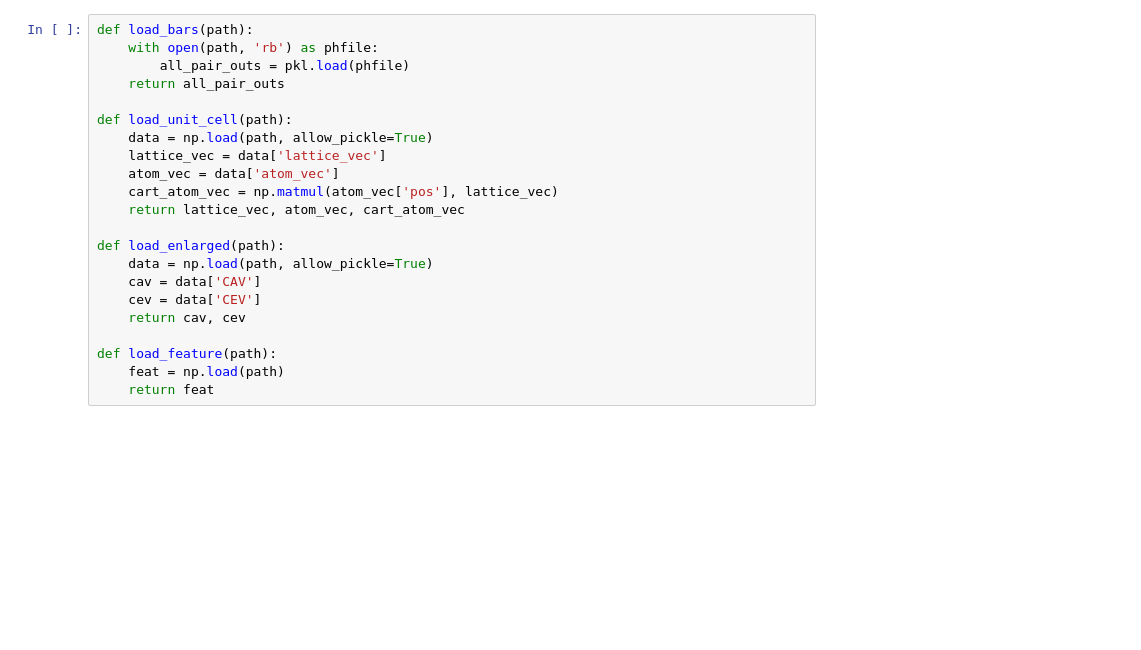
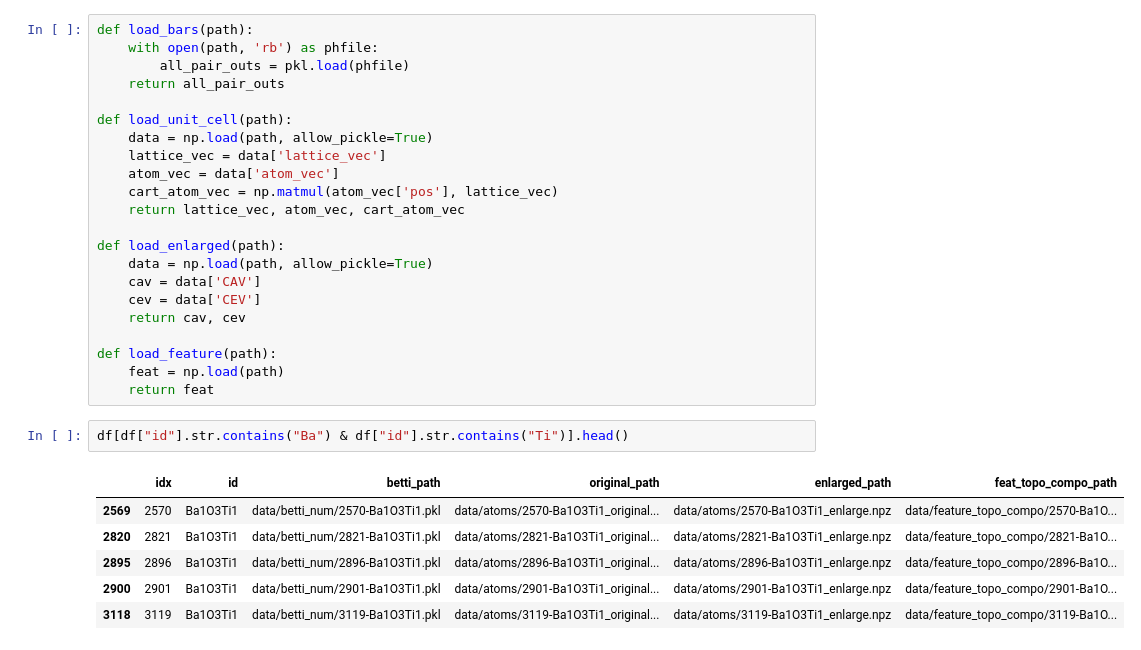
Before and after one commit to SantriptaSharma/omws-topo-crystals, a Jupyter notebook: validation.ipynb, the cells around one changed output. Cells and saved outputs as stored; diff of their text form; blank space fills up the shorter version.

```diff
--- a/validation.ipynb
+++ b/validation.ipynb
@@ -59,3 +56,12 @@ def load_enlarged(path):
 def load_feature(path):
 	feat = np.load(path)
 	return feat
+# %%
+df[df["id"].str.contains("Ba") & df["id"].str.contains("Ti")].head()
+# %% [output]
+|  | idx | id | betti_path | original_path | enlarged_path | feat_topo_compo_path |
+| 2569 | 2570 | Ba1O3Ti1 | data/betti_num/2570-Ba1O3Ti1.pkl | data/atoms/2570-Ba1O3Ti1_original... | data/atoms/2570-Ba1O3Ti1_enlarge.npz | data/feature_topo_compo/2570-Ba1O... |
+| 2820 | 2821 | Ba1O3Ti1 | data/betti_num/2821-Ba1O3Ti1.pkl | data/atoms/2821-Ba1O3Ti1_original... | data/atoms/2821-Ba1O3Ti1_enlarge.npz | data/feature_topo_compo/2821-Ba1O... |
+| 2895 | 2896 | Ba1O3Ti1 | data/betti_num/2896-Ba1O3Ti1.pkl | data/atoms/2896-Ba1O3Ti1_original... | data/atoms/2896-Ba1O3Ti1_enlarge.npz | data/feature_topo_compo/2896-Ba1O... |
+| 2900 | 2901 | Ba1O3Ti1 | data/betti_num/2901-Ba1O3Ti1.pkl | data/atoms/2901-Ba1O3Ti1_original... | data/atoms/2901-Ba1O3Ti1_enlarge.npz | data/feature_topo_compo/2901-Ba1O... |
+| 3118 | 3119 | Ba1O3Ti1 | data/betti_num/3119-Ba1O3Ti1.pkl | data/atoms/3119-Ba1O3Ti1_original... | data/atoms/3119-Ba1O3Ti1_enlarge.npz | data/feature_topo_compo/3119-Ba1O... |
```
Also changed, not shown: parts of 10 cells of this notebook, 5 other files.
